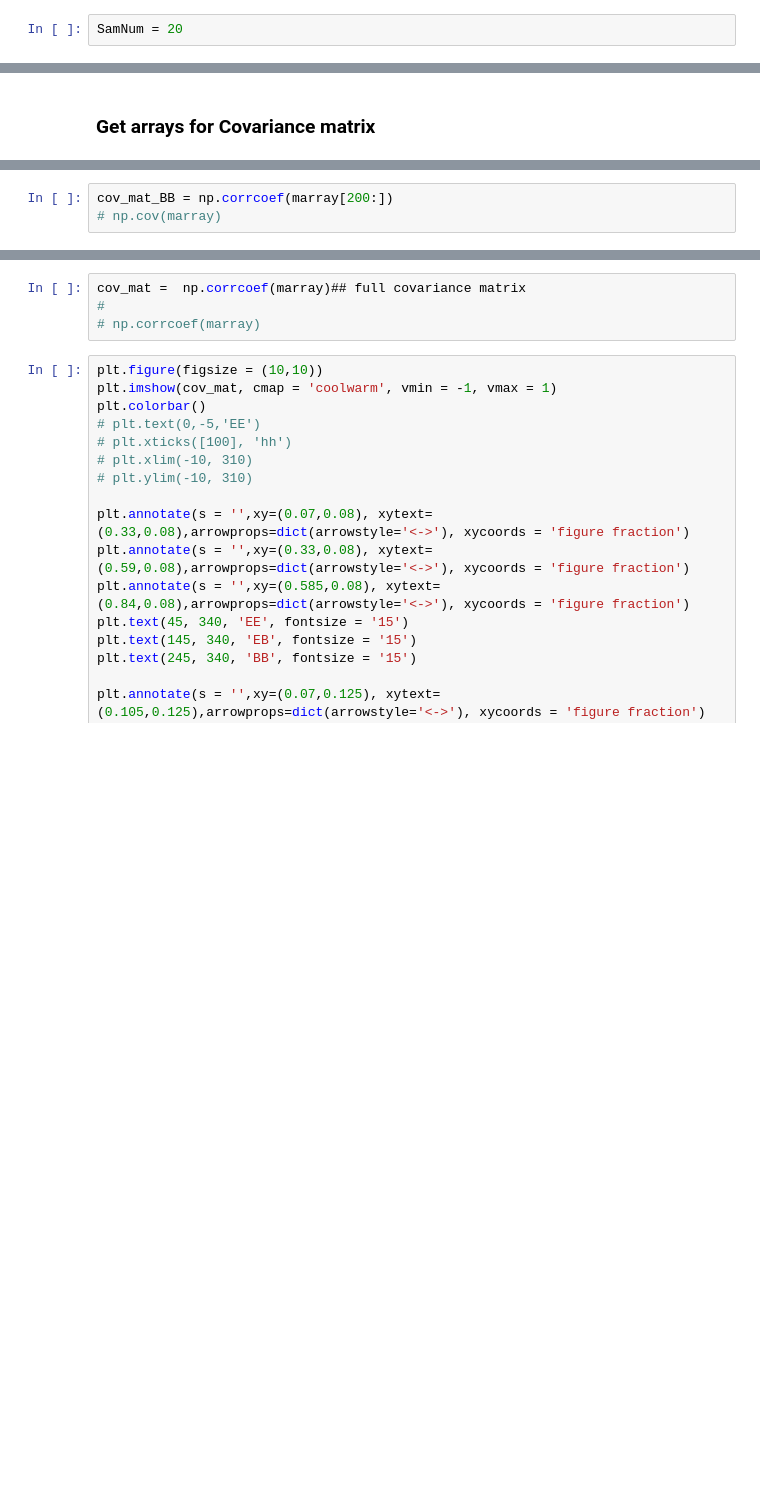
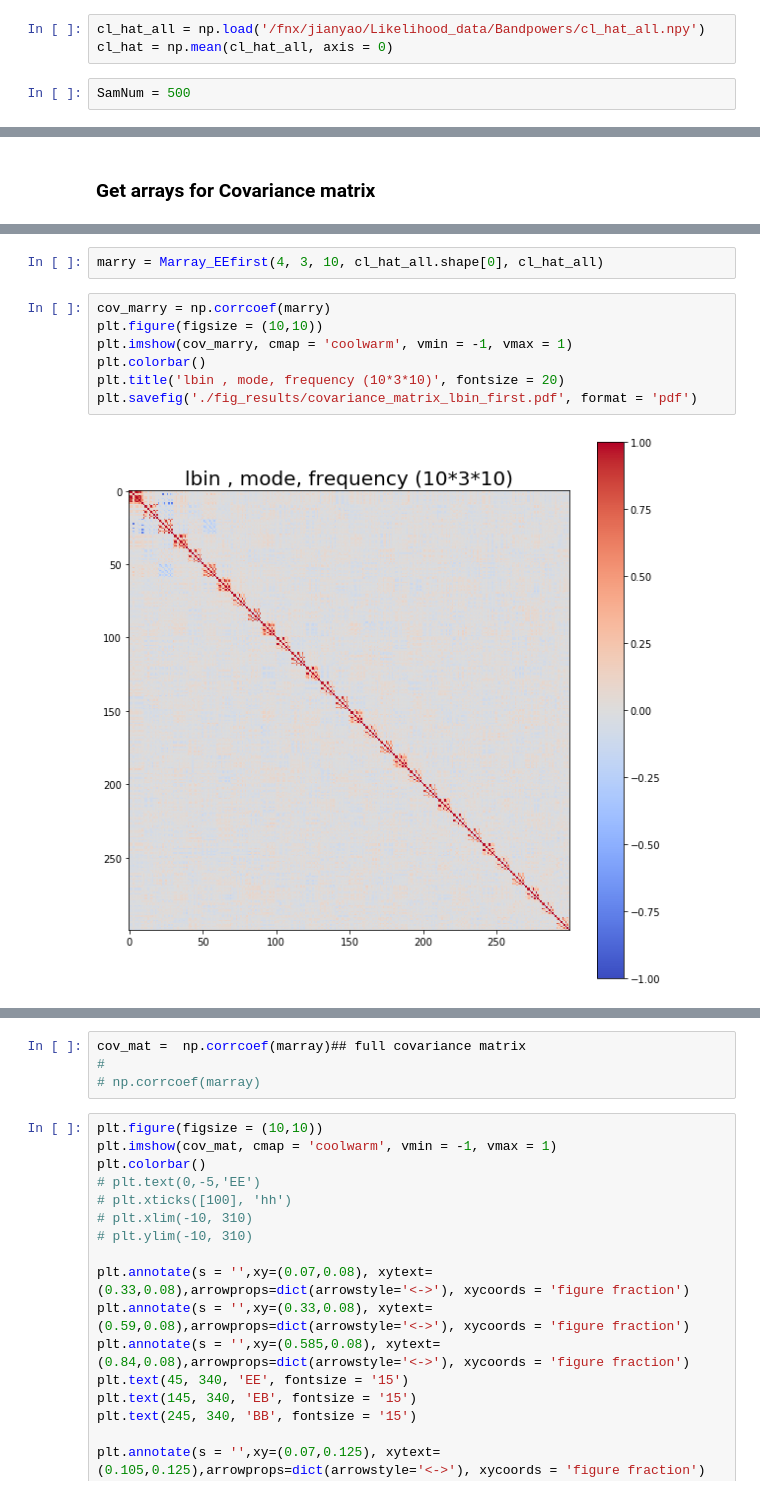
Before and after one commit to YJHelloWorld/Likelihood, a Jupyter notebook: methods.py.ipynb, the cells around one changed output, grey strips where cells are left out. Cells and saved outputs as stored; diff of their text form; blank space fills up the shorter version.

```diff
--- a/methods.py.ipynb
+++ b/methods.py.ipynb
@@ -122,2 +87,5 @@ n30.shape
+# %%
+cl_hat_all = np.load('/fnx/jianyao/Likelihood_data/Bandpowers/cl_hat_all.npy')
+cl_hat = np.mean(cl_hat_all, axis = 0)
 # %%
-SamNum = 20
+SamNum = 500
@@ -228,3 +392,11 @@ for n in range(SamNum):
-# %%
-cov_mat_BB = np.corrcoef(marray[200:])
-# np.cov(marray)
+# %%
+marry = Marray_EEfirst(4, 3, 10, cl_hat_all.shape[0], cl_hat_all)
+# %%
+cov_marry = np.corrcoef(marry)
+plt.figure(figsize = (10,10))
+plt.imshow(cov_marry, cmap = 'coolwarm', vmin = -1, vmax = 1)
+plt.colorbar()
+plt.title('lbin , mode, frequency (10*3*10)', fontsize = 20)
+plt.savefig('./fig_results/covariance_matrix_lbin_first.pdf', format = 'pdf')
+# %% [output]
+[figure, added]
```
Also changed, not shown: parts of 56 cells of this notebook.
